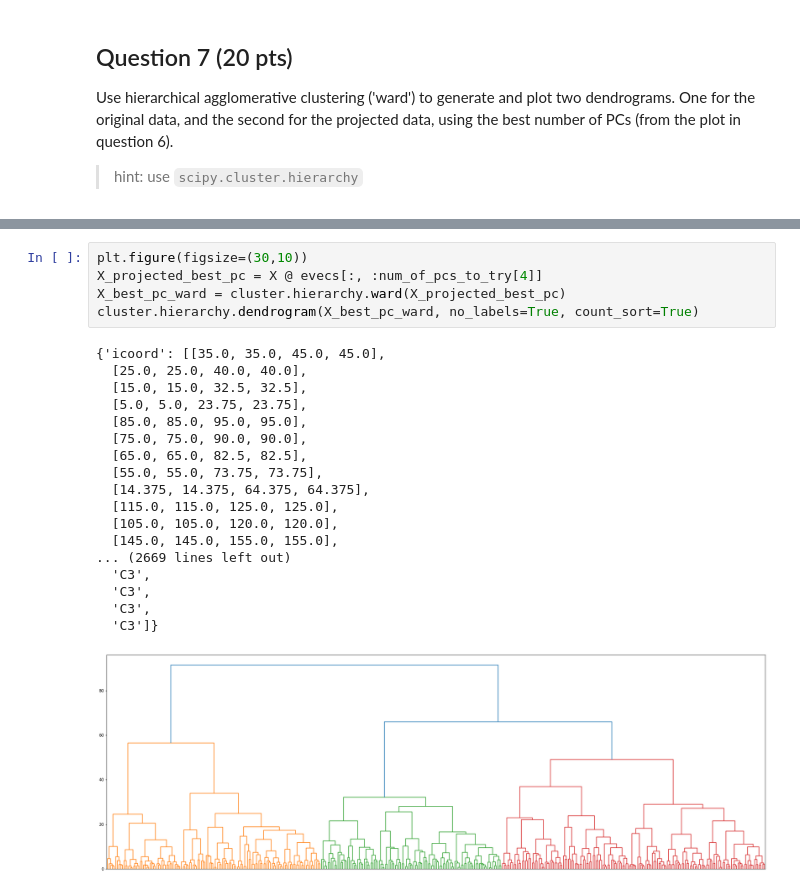
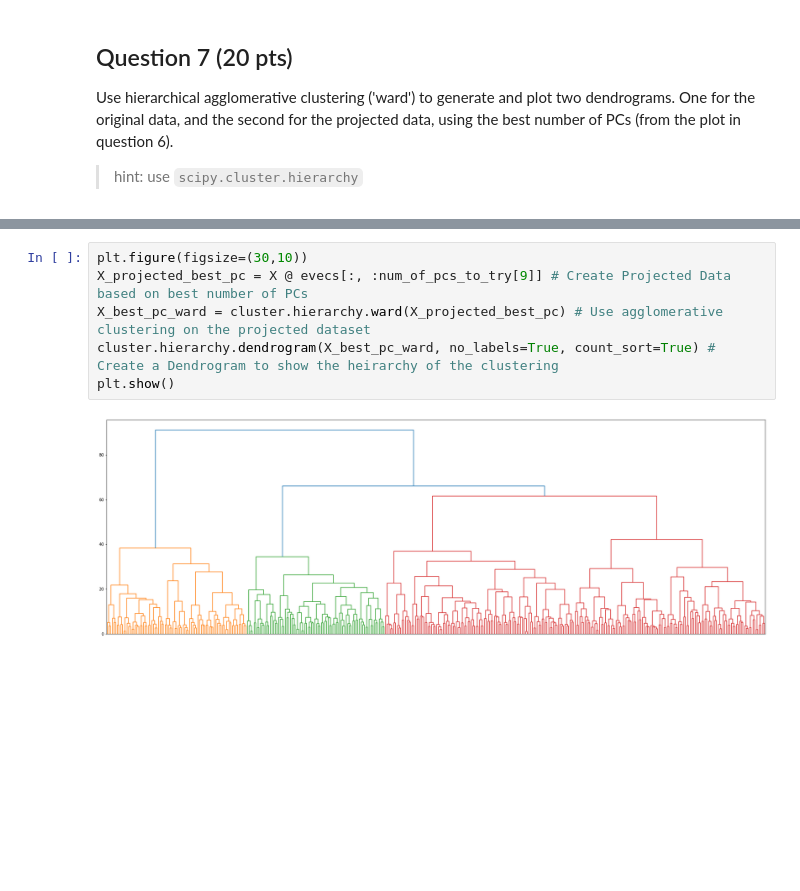
Before and after one commit to m-bowen/DSP-461-assignments, a Jupyter notebook: bowen_ha_02.ipynb, the cells around one changed output, grey strips where cells are left out. Cells and saved outputs as stored; diff of their text form; blank space fills up the shorter version.

```diff
--- a/bowen_ha_02.ipynb
+++ b/bowen_ha_02.ipynb
@@ -172,25 +154,9 @@ cluster.hierarchy.dendrogram(original_ds_ward, no_labels = True, count_sort=True
 [figure]
 # %%
 plt.figure(figsize=(30,10))
-X_projected_best_pc = X @ evecs[:, :num_of_pcs_to_try[4]]
-X_best_pc_ward = cluster.hierarchy.ward(X_projected_best_pc)
-cluster.hierarchy.dendrogram(X_best_pc_ward, no_labels=True, count_sort=True)
+X_projected_best_pc = X @ evecs[:, :num_of_pcs_to_try[9]] # Create Projected Data based on best number of PCs
+X_best_pc_ward = cluster.hierarchy.ward(X_projected_best_pc) # Use agglomerative clustering on the projected dataset
+cluster.hierarchy.dendrogram(X_best_pc_ward, no_labels=True, count_sort=True) # Create a Dendrogram to show the heirarchy of the clustering
+plt.show()
 # %% [output]
-{'icoord': [[35.0, 35.0, 45.0, 45.0],
-  [25.0, 25.0, 40.0, 40.0],
-  [15.0, 15.0, 32.5, 32.5],
-  [5.0, 5.0, 23.75, 23.75],
-  [85.0, 85.0, 95.0, 95.0],
-  [75.0, 75.0, 90.0, 90.0],
-  [65.0, 65.0, 82.5, 82.5],
-  [55.0, 55.0, 73.75, 73.75],
-  [14.375, 14.375, 64.375, 64.375],
-  [115.0, 115.0, 125.0, 125.0],
-  [105.0, 105.0, 120.0, 120.0],
-  [145.0, 145.0, 155.0, 155.0],
-... (2669 lines left out)
-  'C3',
-  'C3',
-  'C3',
-  'C3']}
-[figure, old version]
+[figure, new version]
```
Also changed, not shown: parts of 10 cells of this notebook.
